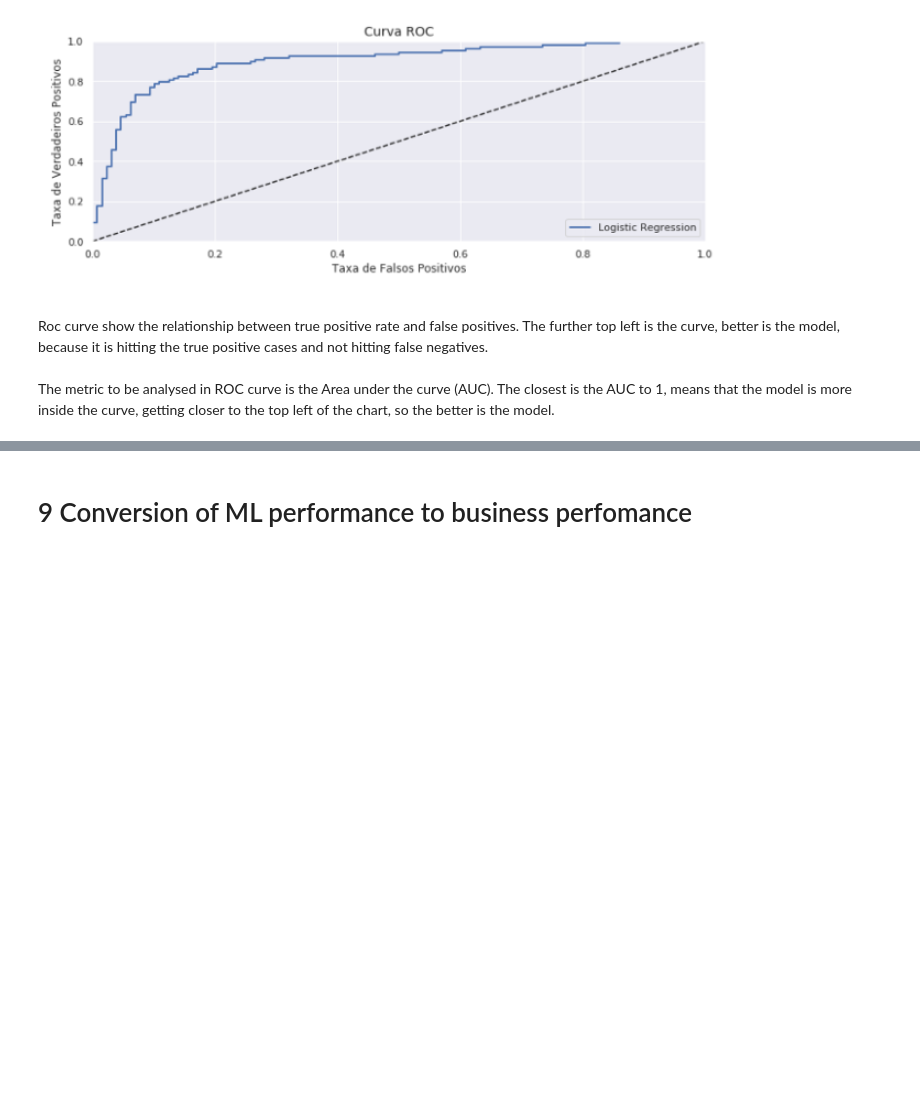
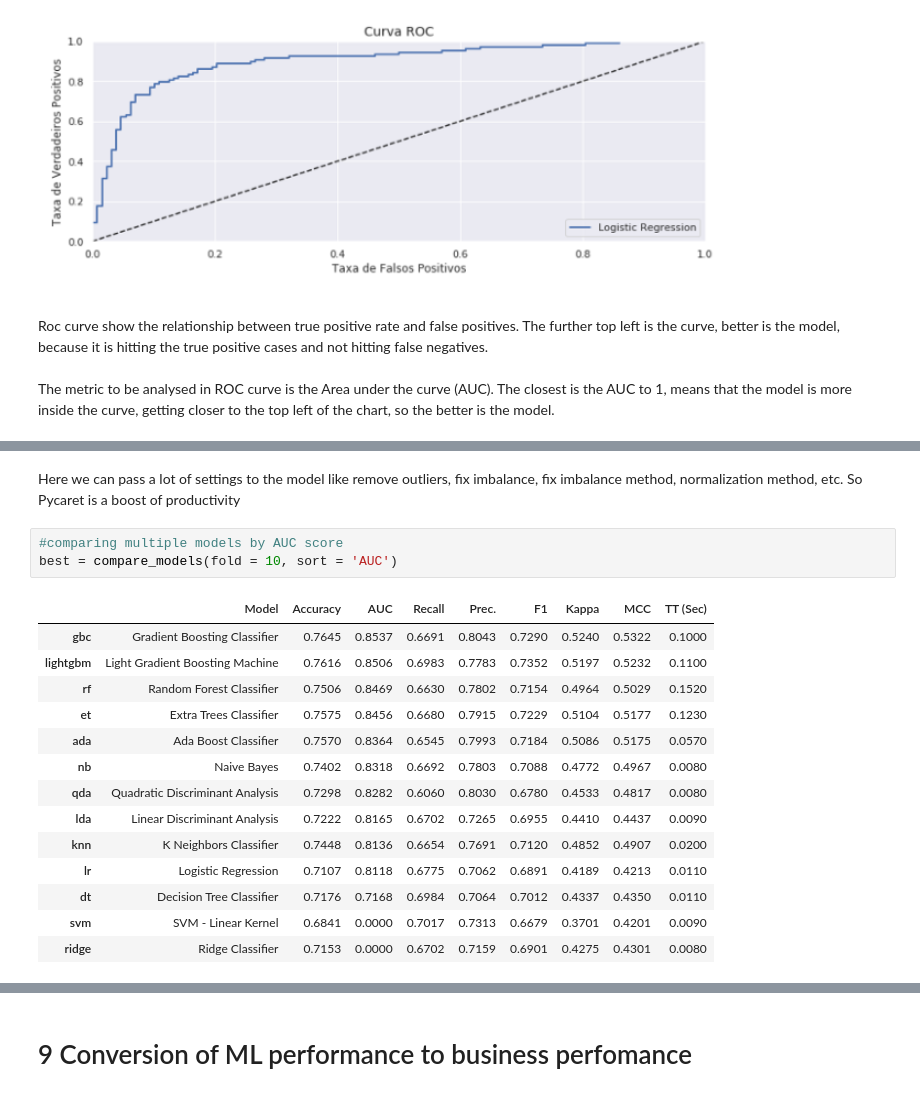
Before and after one commit to adenissegall/Olist-classification-project, a Jupyter notebook: Olist-sellers-project.ipynb, the cells around one changed output, grey strips where cells are left out. Cells and saved outputs as stored; diff of their text form; blank space fills up the shorter version.

```diff
--- a/Olist-sellers-project.ipynb
+++ b/Olist-sellers-project.ipynb
@@ -670,0 +761,20 @@ The metric to be analysed in ROC curve is the Area under the curve (AUC). The cl
+# %% [markdown]
+Here we can pass a lot of settings to the model like remove outliers, fix imbalance, fix imbalance method, normalization method, etc. So Pycaret is a boost of productivity
+# %%
+#comparing multiple models by AUC score
+best = compare_models(fold = 10, sort = 'AUC')
+# %% [output]
+|  | Model | Accuracy | AUC | Recall | Prec. | F1 | Kappa | MCC | TT (Sec) |
+| gbc | Gradient Boosting Classifier | 0.7645 | 0.8537 | 0.6691 | 0.8043 | 0.7290 | 0.5240 | 0.5322 | 0.1000 |
+| lightgbm | Light Gradient Boosting Machine | 0.7616 | 0.8506 | 0.6983 | 0.7783 | 0.7352 | 0.5197 | 0.5232 | 0.1100 |
+| rf | Random Forest Classifier | 0.7506 | 0.8469 | 0.6630 | 0.7802 | 0.7154 | 0.4964 | 0.5029 | 0.1520 |
+| et | Extra Trees Classifier | 0.7575 | 0.8456 | 0.6680 | 0.7915 | 0.7229 | 0.5104 | 0.5177 | 0.1230 |
+| ada | Ada Boost Classifier | 0.7570 | 0.8364 | 0.6545 | 0.7993 | 0.7184 | 0.5086 | 0.5175 | 0.0570 |
+| nb | Naive Bayes | 0.7402 | 0.8318 | 0.6692 | 0.7803 | 0.7088 | 0.4772 | 0.4967 | 0.0080 |
+| qda | Quadratic Discriminant Analysis | 0.7298 | 0.8282 | 0.6060 | 0.8030 | 0.6780 | 0.4533 | 0.4817 | 0.0080 |
+| lda | Linear Discriminant Analysis | 0.7222 | 0.8165 | 0.6702 | 0.7265 | 0.6955 | 0.4410 | 0.4437 | 0.0090 |
+| knn | K Neighbors Classifier | 0.7448 | 0.8136 | 0.6654 | 0.7691 | 0.7120 | 0.4852 | 0.4907 | 0.0200 |
+| lr | Logistic Regression | 0.7107 | 0.8118 | 0.6775 | 0.7062 | 0.6891 | 0.4189 | 0.4213 | 0.0110 |
+| dt | Decision Tree Classifier | 0.7176 | 0.7168 | 0.6984 | 0.7064 | 0.7012 | 0.4337 | 0.4350 | 0.0110 |
+| svm | SVM - Linear Kernel | 0.6841 | 0.0000 | 0.7017 | 0.7313 | 0.6679 | 0.3701 | 0.4201 | 0.0090 |
+| ridge | Ridge Classifier | 0.7153 | 0.0000 | 0.6702 | 0.7159 | 0.6901 | 0.4275 | 0.4301 | 0.0080 |
```
Also changed, not shown: parts of 22 cells of this notebook.
